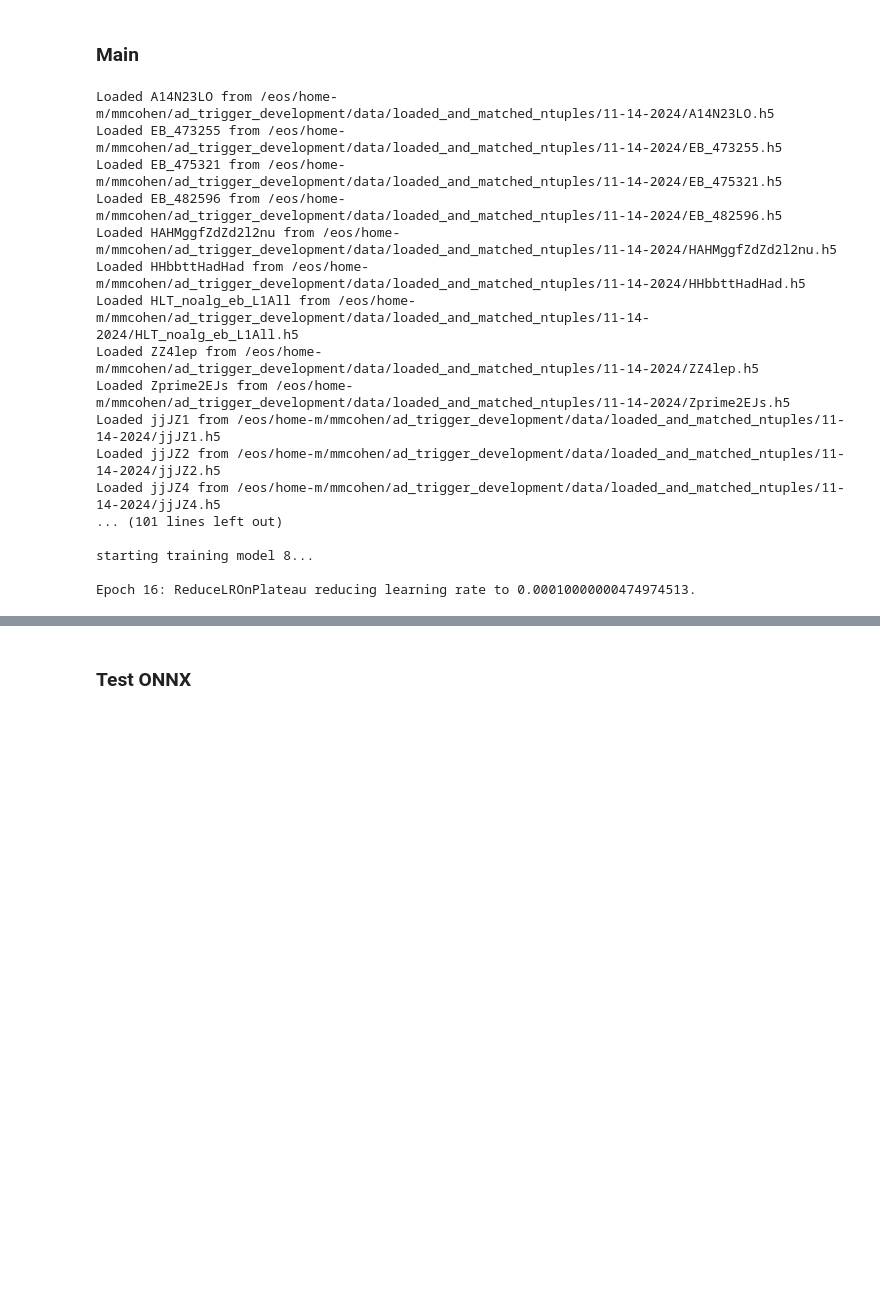
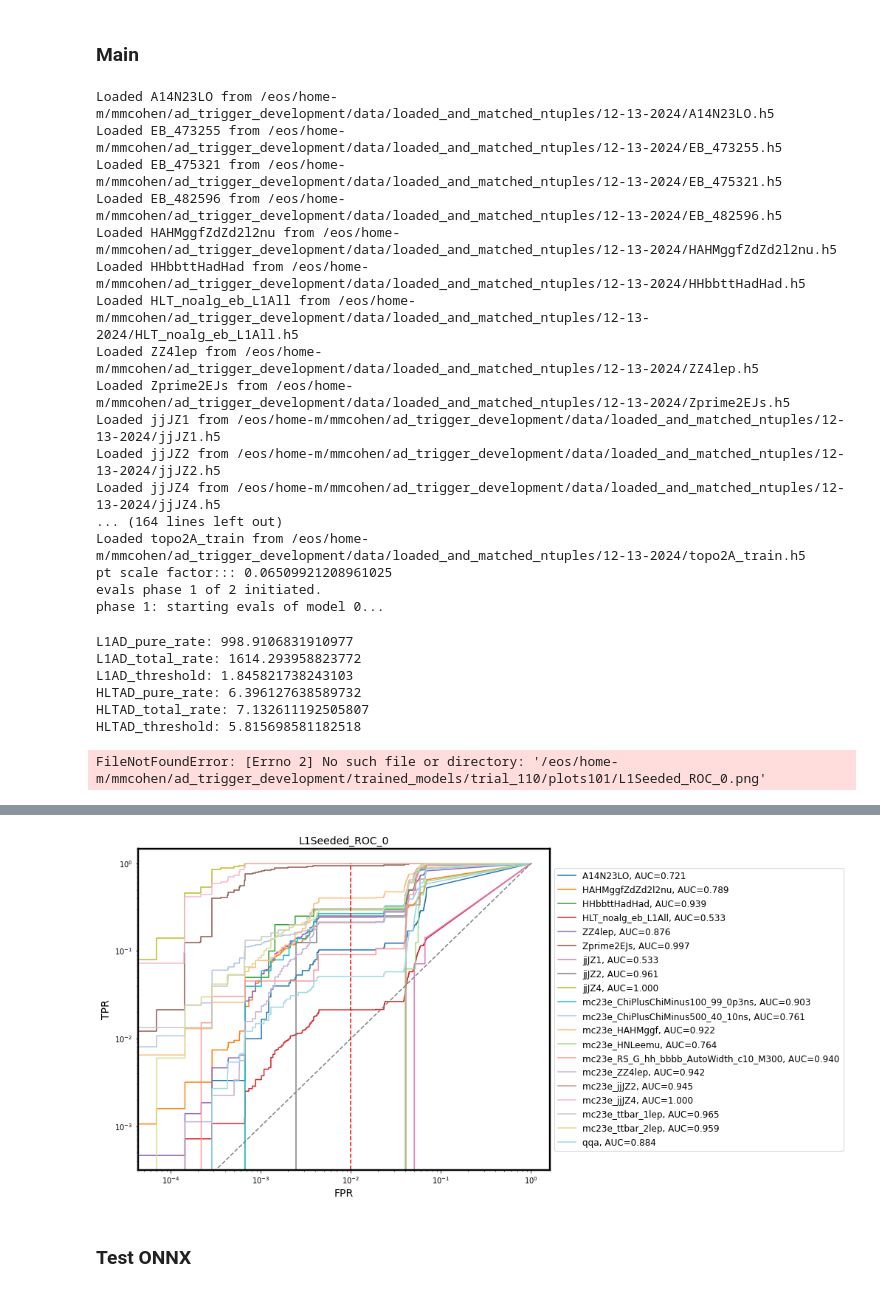
Before and after one commit to max-cohen54/AD_trigger_training, a Jupyter notebook: HLTAD/example_training.ipynb, the cells around one changed output, grey strips where cells are left out. Drawn from its saved outputs; the diff is of its cells as text; code cells hidden in the pictures; blank space fills up the shorter version.

Commit message:
standard dev on HLTAD side

```diff
--- a/HLTAD/example_training.ipynb
+++ b/HLTAD/example_training.ipynb
@@ -73,12 +75,12 @@ data_info = {
     "train_data_scheme": "topo2A_train",
     "pt_normalization_type": "global_division",
     "L1AD_rate": 1000,
-    "pt_thresholds": [50, 20, 20, 20],
-    "comments": "new L1AD model"
+    "pt_thresholds": [50, 30, 30, 30],
+    "comments": ""
 }
 
 training_info = {
-    "save_path": "/eos/home-m/mmcohen/ad_trigger_development/trained_models/trial_109",
+    "save_path": "/eos/home-m/mmcohen/ad_trigger_development/trained_models/trial_110",
     "dropout_p": 0.1,
     "L2_reg_coupling": 0.01,
     "latent_dim": 4,
@@ -87,23 +89,37 @@ training_info = {
     "training_weights": True
 }
 
-datasets, data_info = ef.load_and_preprocess(**data_info)
-training_info, data_info = ef.train_multiple_models(datasets, data_info, **training_info)
+datasets, data_info = ef4.load_and_preprocess(**data_info)
+training_info, data_info = ef4.train_multiple_models(datasets, data_info, **training_info)
+ef4.process_multiple_models(
+    training_info=training_info,
+    data_info=data_info,
+    plots_path=training_info['save_path']+'/plots',
+    target_rate=target_rate,
+    L1AD_rate=L1AD_rate
+)
 # %% [output]
-Loaded A14N23LO from /eos/home-m/mmcohen/ad_trigger_development/data/loaded_and_matched_ntuples/11-14-2024/A14N23LO.h5
-Loaded EB_473255 from /eos/home-m/mmcohen/ad_trigger_development/data/loaded_and_matched_ntuples/11-14-2024/EB_473255.h5
-Loaded EB_475321 from /eos/home-m/mmcohen/ad_trigger_development/data/loaded_and_matched_ntuples/11-14-2024/EB_475321.h5
-Loaded EB_482596 from /eos/home-m/mmcohen/ad_trigger_development/data/loaded_and_matched_ntuples/11-14-2024/EB_482596.h5
-Loaded HAHMggfZdZd2l2nu from /eos/home-m/mmcohen/ad_trigger_development/data/loaded_and_matched_ntuples/11-14-2024/HAHMggfZdZd2l2nu.h5
-Loaded HHbbttHadHad from /eos/home-m/mmcohen/ad_trigger_development/data/loaded_and_matched_ntuples/11-14-2024/HHbbttHadHad.h5
-Loaded HLT_noalg_eb_L1All from /eos/home-m/mmcohen/ad_trigger_development/data/loaded_and_matched_ntuples/11-14-2024/HLT_noalg_eb_L1All.h5
-Loaded ZZ4lep from /eos/home-m/mmcohen/ad_trigger_development/data/loaded_and_matched_ntuples/11-14-2024/ZZ4lep.h5
-Loaded Zprime2EJs from /eos/home-m/mmcohen/ad_trigger_development/data/loaded_and_matched_ntuples/11-14-2024/Zprime2EJs.h5
-Loaded jjJZ1 from /eos/home-m/mmcohen/ad_trigger_development/data/loaded_and_matched_ntuples/11-14-2024/jjJZ1.h5
-Loaded jjJZ2 from /eos/home-m/mmcohen/ad_trigger_development/data/loaded_and_matched_ntuples/11-14-2024/jjJZ2.h5
-Loaded jjJZ4 from /eos/home-m/mmcohen/ad_trigger_development/data/loaded_and_matched_ntuples/11-14-2024/jjJZ4.h5
-... (101 lines left out)
-
-starting training model 8...
-
-Epoch 16: ReduceLROnPlateau reducing learning rate to 0.00010000000474974513.
+Loaded A14N23LO from /eos/home-m/mmcohen/ad_trigger_development/data/loaded_and_matched_ntuples/12-13-2024/A14N23LO.h5
+Loaded EB_473255 from /eos/home-m/mmcohen/ad_trigger_development/data/loaded_and_matched_ntuples/12-13-2024/EB_473255.h5
+Loaded EB_475321 from /eos/home-m/mmcohen/ad_trigger_development/data/loaded_and_matched_ntuples/12-13-2024/EB_475321.h5
+Loaded EB_482596 from /eos/home-m/mmcohen/ad_trigger_development/data/loaded_and_matched_ntuples/12-13-2024/EB_482596.h5
+Loaded HAHMggfZdZd2l2nu from /eos/home-m/mmcohen/ad_trigger_development/data/loaded_and_matched_ntuples/12-13-2024/HAHMggfZdZd2l2nu.h5
+Loaded HHbbttHadHad from /eos/home-m/mmcohen/ad_trigger_development/data/loaded_and_matched_ntuples/12-13-2024/HHbbttHadHad.h5
+Loaded HLT_noalg_eb_L1All from /eos/home-m/mmcohen/ad_trigger_development/data/loaded_and_matched_ntuples/12-13-2024/HLT_noalg_eb_L1All.h5
+Loaded ZZ4lep from /eos/home-m/mmcohen/ad_trigger_development/data/loaded_and_matched_ntuples/12-13-2024/ZZ4lep.h5
+Loaded Zprime2EJs from /eos/home-m/mmcohen/ad_trigger_development/data/loaded_and_matched_ntuples/12-13-2024/Zprime2EJs.h5
+Loaded jjJZ1 from /eos/home-m/mmcohen/ad_trigger_development/data/loaded_and_matched_ntuples/12-13-2024/jjJZ1.h5
+Loaded jjJZ2 from /eos/home-m/mmcohen/ad_trigger_development/data/loaded_and_matched_ntuples/12-13-2024/jjJZ2.h5
+Loaded jjJZ4 from /eos/home-m/mmcohen/ad_trigger_development/data/loaded_and_matched_ntuples/12-13-2024/jjJZ4.h5
+... (164 lines left out)
+Loaded topo2A_train from /eos/home-m/mmcohen/ad_trigger_development/data/loaded_and_matched_ntuples/12-13-2024/topo2A_train.h5
+pt scale factor::: 0.06509921208961025
+evals phase 1 of 2 initiated.
+phase 1: starting evals of model 0...
+L1AD_pure_rate: 998.9106831910977
+L1AD_total_rate: 1614.293958823772
+L1AD_threshold: 1.845821738243103
+HLTAD_pure_rate: 6.396127638589732
+HLTAD_total_rate: 7.132611192505807
+HLTAD_threshold: 5.815698581182518
+FileNotFoundError: [Errno 2] No such file or directory: '/eos/home-m/mmcohen/ad_trigger_development/trained_models/trial_110/plots101/L1Seeded_ROC_0.png'
@@ -109,0 +142 @@ Epoch 16: ReduceLROnPlateau reducing learning rate to 0.00010000000474974513.
+[figure, added]
```
Also changed, not shown: parts of 14 cells of this notebook, 8 other files.
